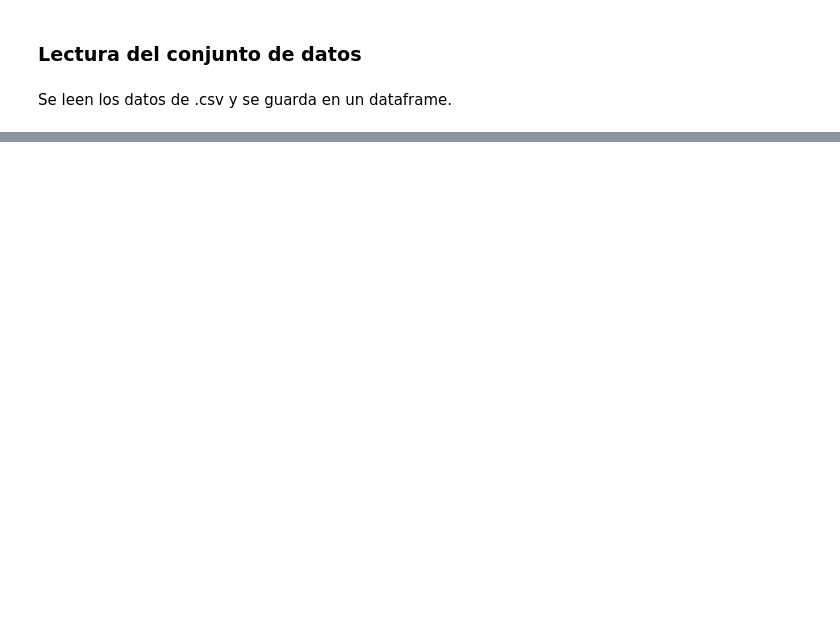
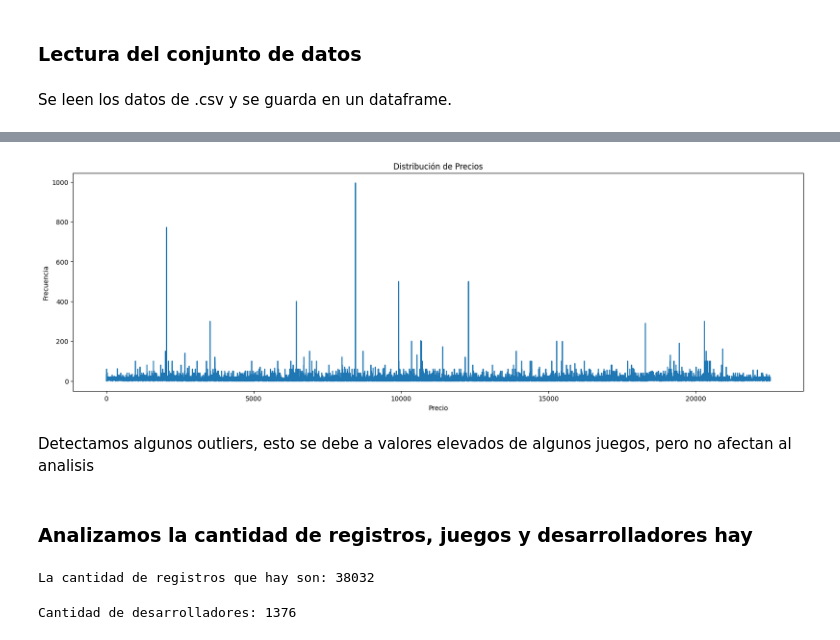
Before and after one commit to marceloyuba/Proyecto-Individual-P1, a Jupyter notebook: EDA.ipynb, the cells around one changed output, grey strips where cells are left out. Cells and saved outputs as stored; diff of their text form; code cells hidden in the pictures; blank space fills up the shorter version.

```diff
--- a/EDA.ipynb
+++ b/EDA.ipynb
@@ -203,0 +19,3 @@ El 75% de los juegos tienen un precio menor de: 13.65
+# %%
+df_output = pd.read_parquet('output.parquet')
+df_output.head()
@@ -203,0 +64,12 @@ El 75% de los juegos tienen un precio menor de: 13.65
+# %%
+
+plt.figure(figsize=(20, 6))
+sns.lineplot(df_output['price'])
+plt.title('Distribución de Precios')
+plt.xlabel('Precio')
+plt.ylabel('Frecuencia')
+plt.show()
+# %% [output]
+[figure, added]
+# %% [markdown]
+Detectamos algunos outliers, esto se debe a valores elevados de algunos juegos, pero no afectan al analisis
@@ -203,0 +83,11 @@ El 75% de los juegos tienen un precio menor de: 13.65
+# %% [markdown]
+### Analizamos la cantidad de registros, juegos y desarrolladores hay
+# %%
+print(f'La cantidad de registros que hay son: {df_output.shape[0]}')
+# %% [output]
+La cantidad de registros que hay son: 38032
+# %%
+# Cantidad de usuarios que dieron su opinion
+print(f"Cantidad de desarrolladores: {len(df_output['publisher'].unique())}")
+# %% [output]
+Cantidad de desarrolladores: 1376
```
Also changed, not shown: parts of 60 cells of this notebook, 12 other files.
